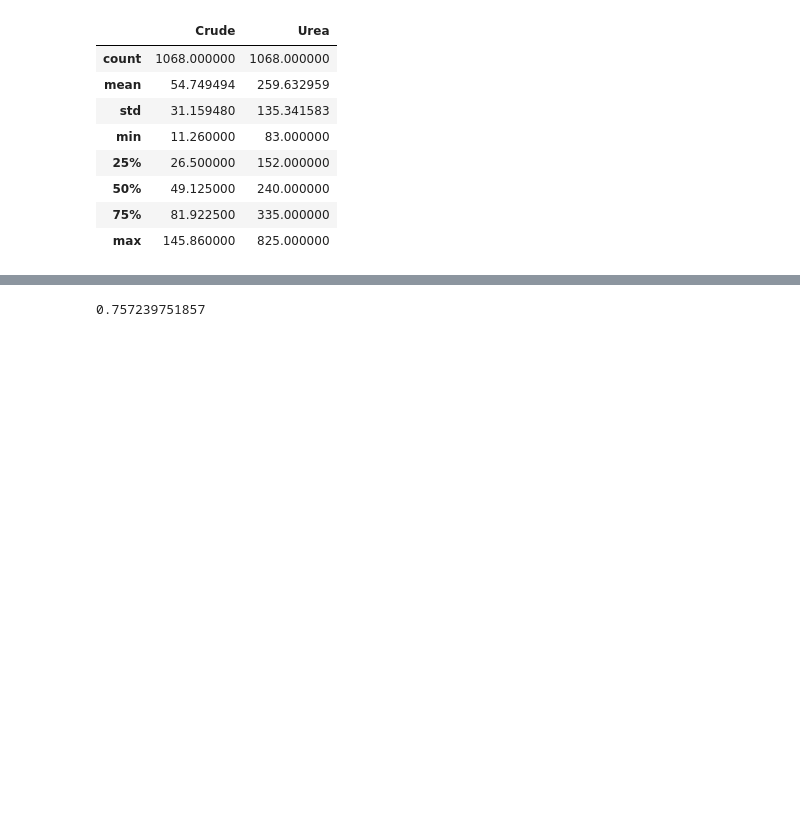
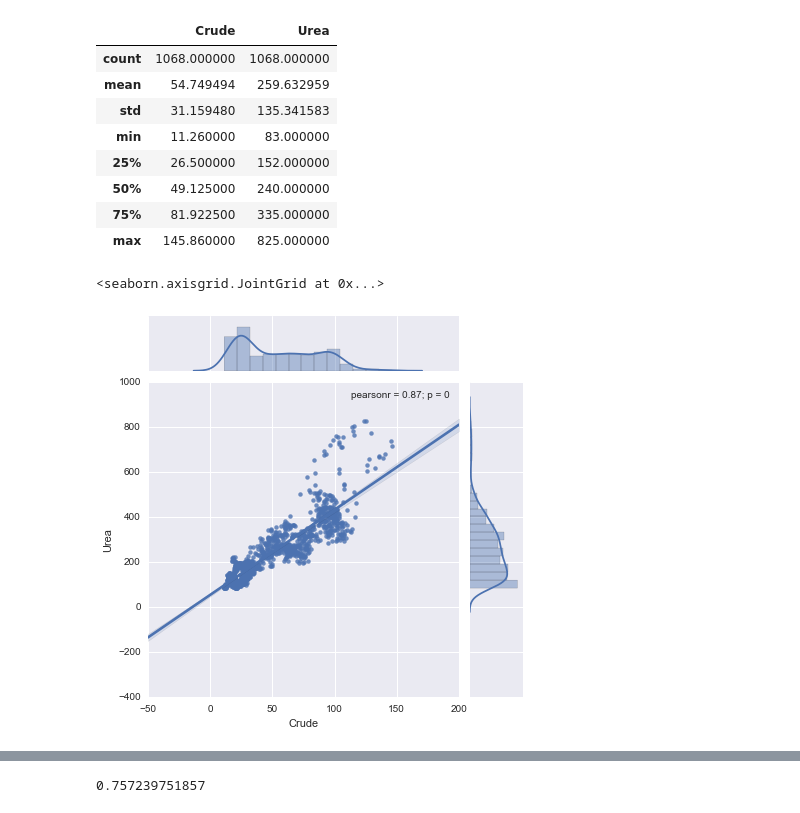
Before and after one commit to stei0792/chspython, a Jupyter notebook: Crude-Urea-Correlation.ipynb, the cells around one changed output, grey strips where cells are left out. Drawn from its saved outputs; the diff is of its cells as text; code cells hidden in the pictures; blank space fills up the shorter version.

```diff
--- a/Crude-Urea-Correlation.ipynb
+++ b/Crude-Urea-Correlation.ipynb
@@ -48,3 +48,8 @@ data.describe()
 | 50% | 49.125000 | 240.000000 |
 | 75% | 81.922500 | 335.000000 |
 | max | 145.860000 | 825.000000 |
+# %%
+sns.jointplot(x='Crude',y='Urea', data=data,kind='reg')
+# %% [output]
+<seaborn.axisgrid.JointGrid at 0x...>
+[figure, added]
```
Also changed, not shown: parts of 3 cells of this notebook.
